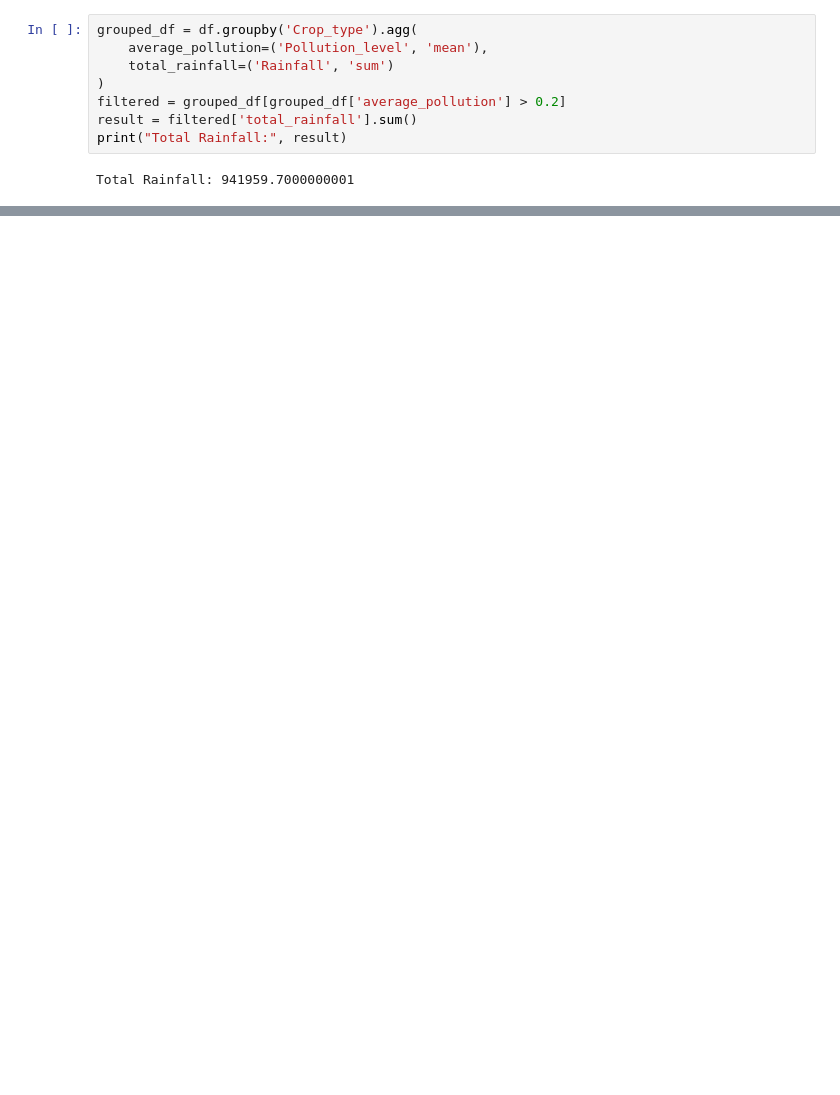
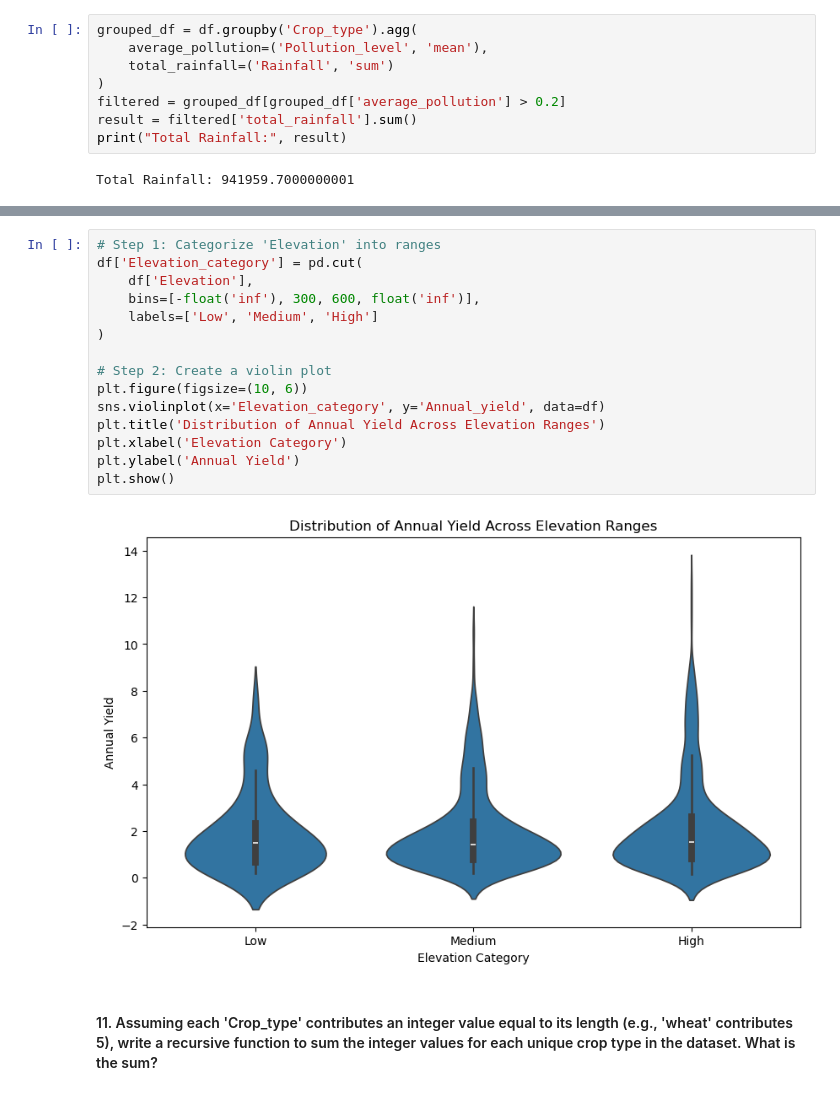
Before and after one commit to kiptalam1/Python-Analysis-Practical-Exam, a Jupyter notebook: PythonExamPart2.ipynb, the cells around one changed output, grey strips where cells are left out. Drawn from its saved outputs; the diff is of its cells as text; blank space fills up the shorter version.

```diff
--- a/PythonExamPart2.ipynb
+++ b/PythonExamPart2.ipynb
@@ -48,0 +173,19 @@ Total Rainfall: 941959.7000000001
+# %%
+# Step 1: Categorize 'Elevation' into ranges
+df['Elevation_category'] = pd.cut(
+    df['Elevation'],
+    bins=[-float('inf'), 300, 600, float('inf')],
+    labels=['Low', 'Medium', 'High']
+)
+
+# Step 2: Create a violin plot
+plt.figure(figsize=(10, 6))
+sns.violinplot(x='Elevation_category', y='Annual_yield', data=df)
+plt.title('Distribution of Annual Yield Across Elevation Ranges')
+plt.xlabel('Elevation Category')
+plt.ylabel('Annual Yield')
+plt.show()
+# %% [output]
+[figure, added]
+# %% [markdown]
+#### 11. Assuming each 'Crop_type' contributes an integer value equal to its length (e.g., 'wheat' contributes 5), write a recursive function to sum the integer values for each unique crop type in the dataset. What is the sum?
```
Also changed, not shown: parts of 19 cells of this notebook.
